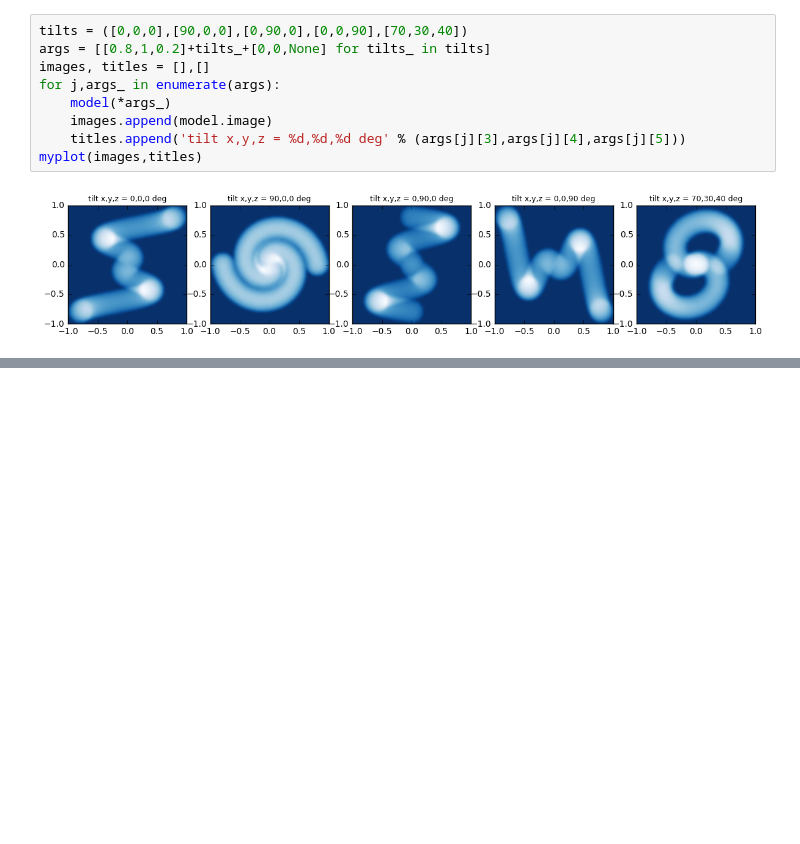
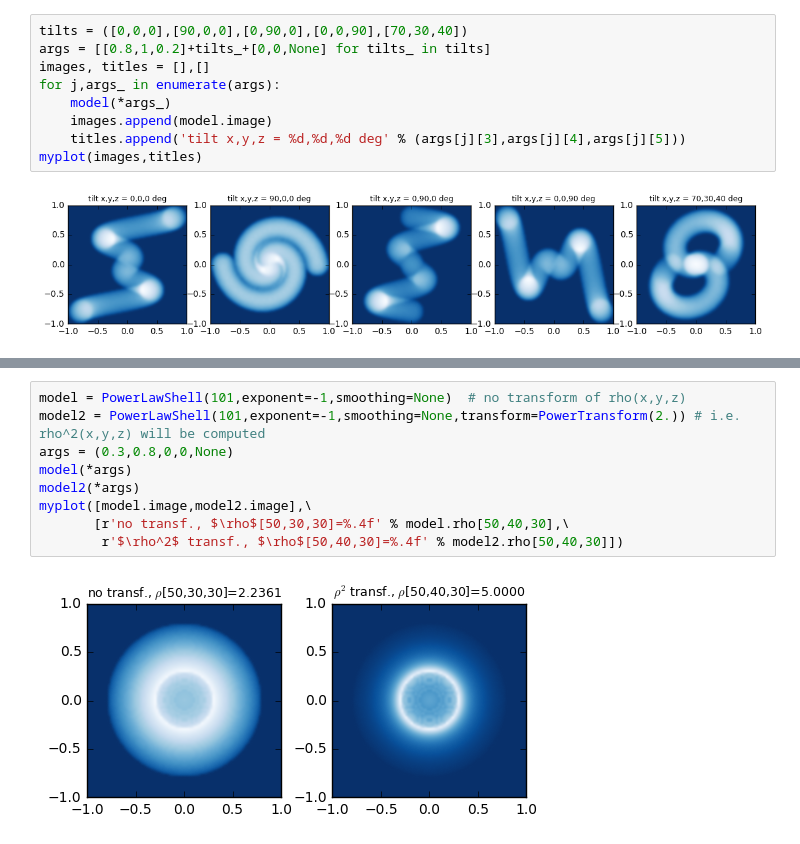
Before and after one commit to rnikutta/rhocube, a Jupyter notebook: rhocube.ipynb, the cells around one changed output, grey strips where cells are left out. Saved outputs shown, nothing was run; the diff lists cells and outputs as text; blank space fills up the shorter version.

Commit message:
- Wrote more of the Ipython notebook rhocube.ipynb - Cleaned code and docstrings in rhocube.py and models.py - Wrote more dosctrings in both files.

```diff
--- a/rhocube.ipynb
+++ b/rhocube.ipynb
@@ -170,0 +126,11 @@ cb = p.colorbar(im)
+# %%
+model = PowerLawShell(101,exponent=-1,smoothing=None)  # no transform of rho(x,y,z)
+model2 = PowerLawShell(101,exponent=-1,smoothing=None,transform=PowerTransform(2.)) # i.e. rho^2(x,y,z) will be computed
+args = (0.3,0.8,0,0,None)
+model(*args)
+model2(*args)
+myplot([model.image,model2.image],\
+       [r'no transf., $\rho$[50,30,30]=%.4f' % model.rho[50,40,30],\
+        r'$\rho^2$ transf., $\rho$[50,40,30]=%.4f' % model2.rho[50,40,30]])
+# %% [output]
+[figure, added]
```
Also changed, not shown: parts of 21 cells of this notebook, 2 other files.
